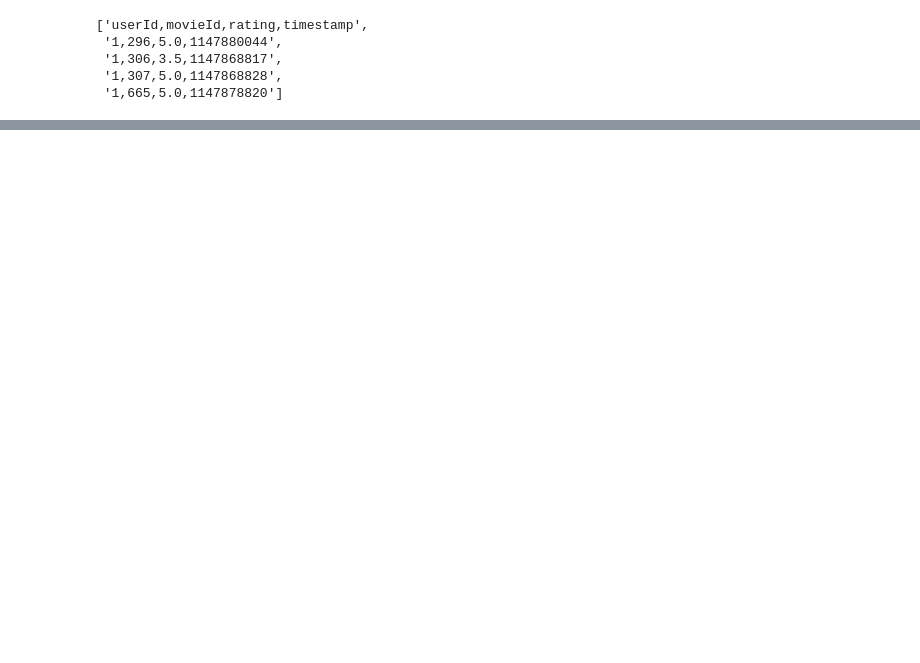
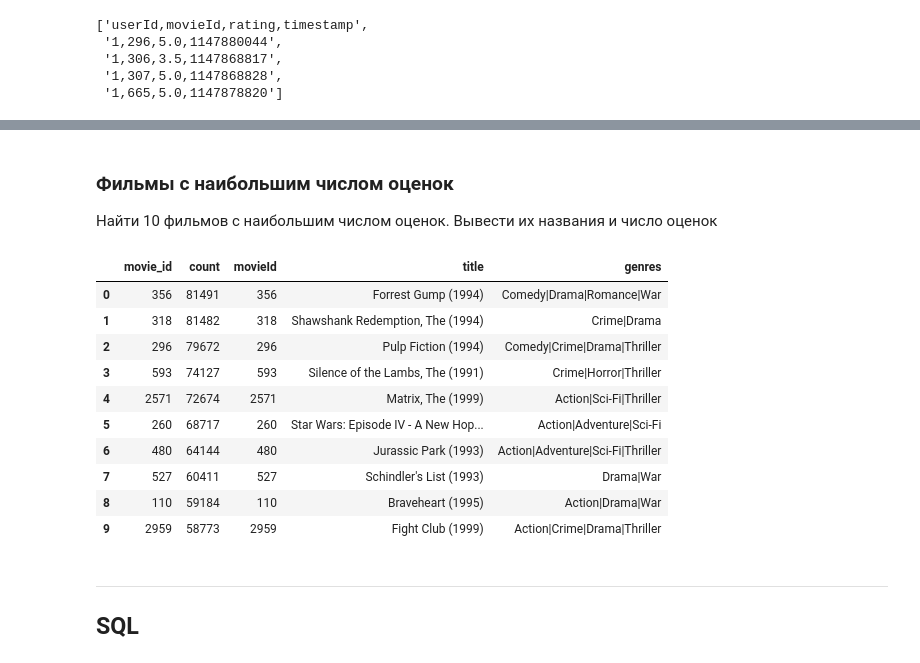
Before and after one commit to ishugaepov/MLBD, a Jupyter notebook: spark_sql/notebooks/spark_sql_examples.ipynb, the cells around one changed output, grey strips where cells are left out. Drawn from its saved outputs; the diff is of its cells as text; code cells hidden in the pictures; blank space fills up the shorter version.

```diff
--- a/spark_sql/notebooks/spark_sql_examples.ipynb
+++ b/spark_sql/notebooks/spark_sql_examples.ipynb
@@ -91,0 +183,28 @@ ratings.take(5)
+# %% [markdown]
+### Фильмы с наибольшим числом оценок
+
+Найти 10 фильмов с наибольшим числом оценок. Вывести их названия и число оценок
+# %%
+movies_frequency_pdf = ratings_df \
+    .groupby('movie_id') \
+    .count() \
+    .join(movies_df, ratings_df['movie_id'] == movies_df['movieId']) \
+    .sort(F.col('count').desc()) \
+    .toPandas()
+# %%
+movies_frequency_pdf.head(10)
+# %% [output]
+|  | movie_id | count | movieId | title | genres |
+| 0 | 356 | 81491 | 356 | Forrest Gump (1994) | Comedy|Drama|Romance|War |
+| 1 | 318 | 81482 | 318 | Shawshank Redemption, The (1994) | Crime|Drama |
+| 2 | 296 | 79672 | 296 | Pulp Fiction (1994) | Comedy|Crime|Drama|Thriller |
+| 3 | 593 | 74127 | 593 | Silence of the Lambs, The (1991) | Crime|Horror|Thriller |
+| 4 | 2571 | 72674 | 2571 | Matrix, The (1999) | Action|Sci-Fi|Thriller |
+| 5 | 260 | 68717 | 260 | Star Wars: Episode IV - A New Hop... | Action|Adventure|Sci-Fi |
+| 6 | 480 | 64144 | 480 | Jurassic Park (1993) | Action|Adventure|Sci-Fi|Thriller |
+| 7 | 527 | 60411 | 527 | Schindler's List (1993) | Drama|War |
+| 8 | 110 | 59184 | 110 | Braveheart (1995) | Action|Drama|War |
+| 9 | 2959 | 58773 | 2959 | Fight Club (1999) | Action|Crime|Drama|Thriller |
+# %% [markdown]
+---
+## SQL
```
Also changed, not shown: parts of 39 cells of this notebook, 3 other files.
